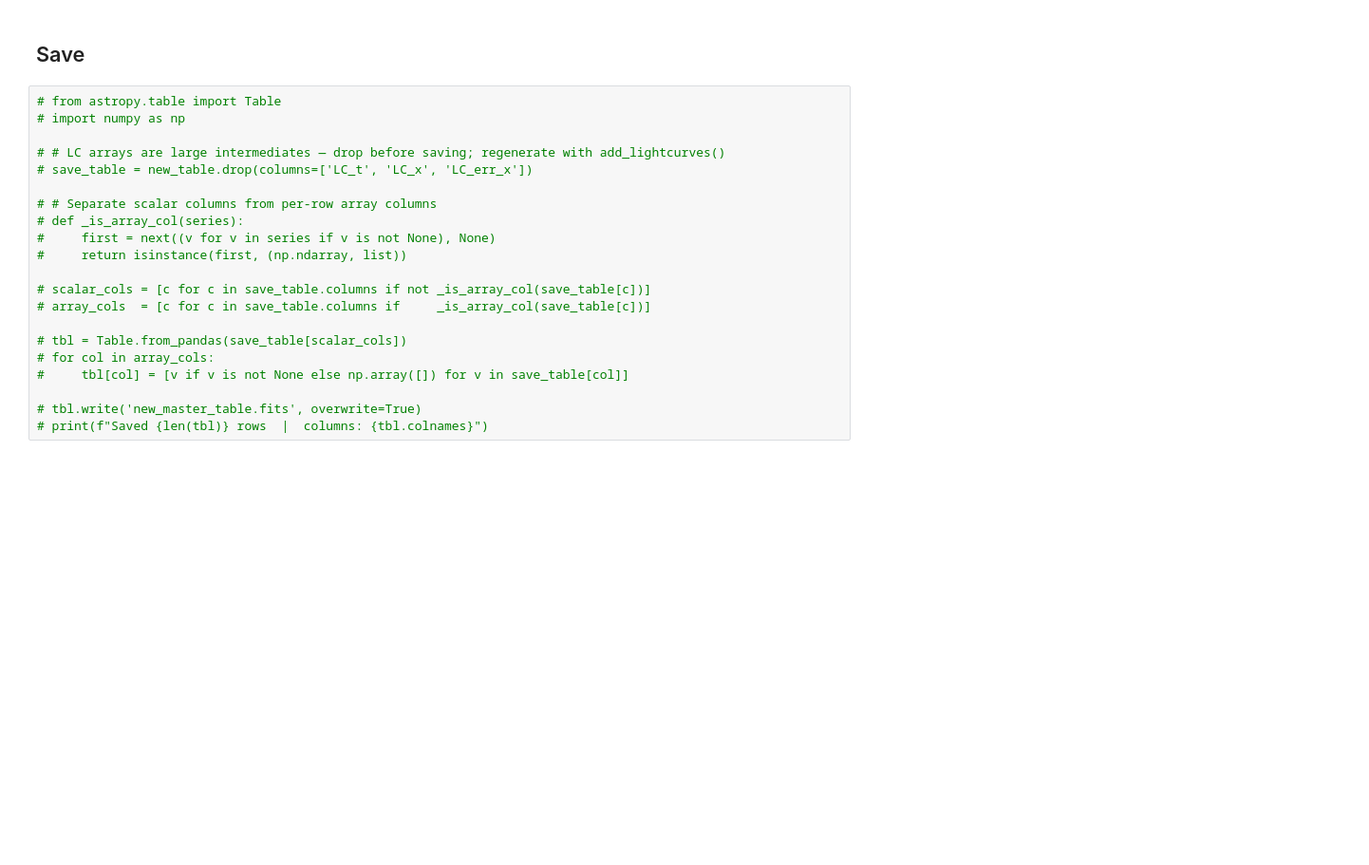
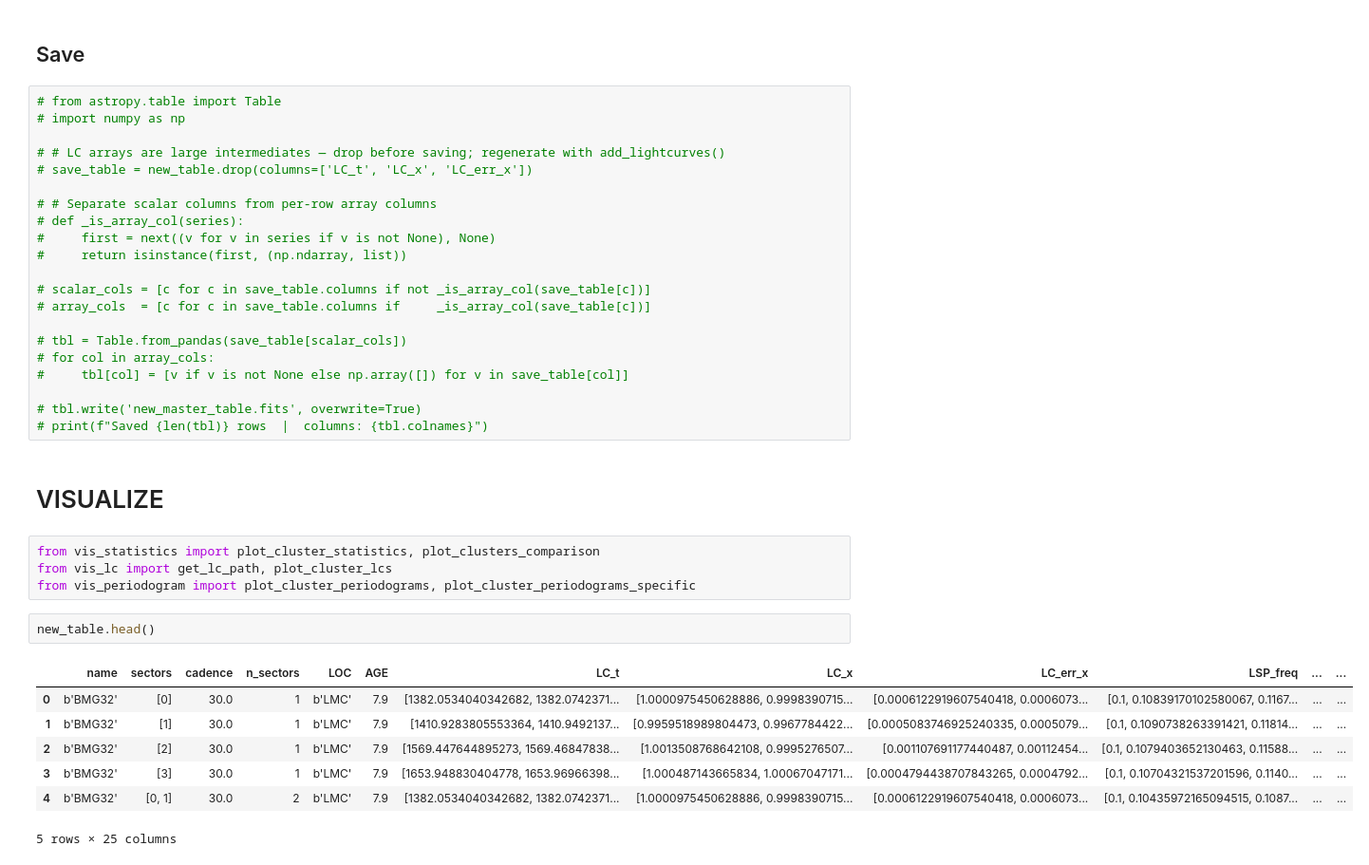
Before and after one commit to CharlieWillard1/TESS_Cluster_Age_ML, a Jupyter notebook: Data_Visualization_CGW/Construct_Updated_Table.ipynb, the cells around one changed output. Shown at 95% size. Cells and saved outputs as stored; diff of their text form; blank space fills up the shorter version.

```diff
--- a/Data_Visualization_CGW/Construct_Updated_Table.ipynb
+++ b/Data_Visualization_CGW/Construct_Updated_Table.ipynb
@@ -137,3 +192,19 @@ add_invariant_LSP_stats(new_table)
 
 # tbl.write('new_master_table.fits', overwrite=True)
 # print(f"Saved {len(tbl)} rows  |  columns: {tbl.colnames}")
+# %% [markdown]
+# VISUALIZE
+# %%
+from vis_statistics import plot_cluster_statistics, plot_clusters_comparison
+from vis_lc import get_lc_path, plot_cluster_lcs
+from vis_periodogram import plot_cluster_periodograms, plot_cluster_periodograms_specific
+# %%
+new_table.head()
+# %% [output]
+|  | name | sectors | cadence | n_sectors | LOC | AGE | LC_t | LC_x | LC_err_x | LSP_freq | ... | ... |
+| 0 | b'BMG32' | [0] | 30.0 | 1 | b'LMC' | 7.9 | [1382.0534040342682, 1382.0742371... | [1.0000975450628886, 0.9998390715... | [0.0006122919607540418, 0.0006073... | [0.1, 0.10839170102580067, 0.1167... | ... | ... |
+| 1 | b'BMG32' | [1] | 30.0 | 1 | b'LMC' | 7.9 | [1410.9283805553364, 1410.9492137... | [0.9959518989804473, 0.9967784422... | [0.0005083746925240335, 0.0005079... | [0.1, 0.1090738263391421, 0.11814... | ... | ... |
+| 2 | b'BMG32' | [2] | 30.0 | 1 | b'LMC' | 7.9 | [1569.447644895273, 1569.46847838... | [1.0013508768642108, 0.9995276507... | [0.001107691177440487, 0.00112454... | [0.1, 0.1079403652130463, 0.11588... | ... | ... |
+| 3 | b'BMG32' | [3] | 30.0 | 1 | b'LMC' | 7.9 | [1653.948830404778, 1653.96966398... | [1.000487143665834, 1.00067047171... | [0.0004794438707843265, 0.0004792... | [0.1, 0.10704321537201596, 0.1140... | ... | ... |
+| 4 | b'BMG32' | [0, 1] | 30.0 | 2 | b'LMC' | 7.9 | [1382.0534040342682, 1382.0742371... | [1.0000975450628886, 0.9998390715... | [0.0006122919607540418, 0.0006073... | [0.1, 0.10435972165094515, 0.1087... | ... | ... |
+5 rows × 25 columns
```
Also changed, not shown: parts of 7 cells of this notebook, 18 other files.
